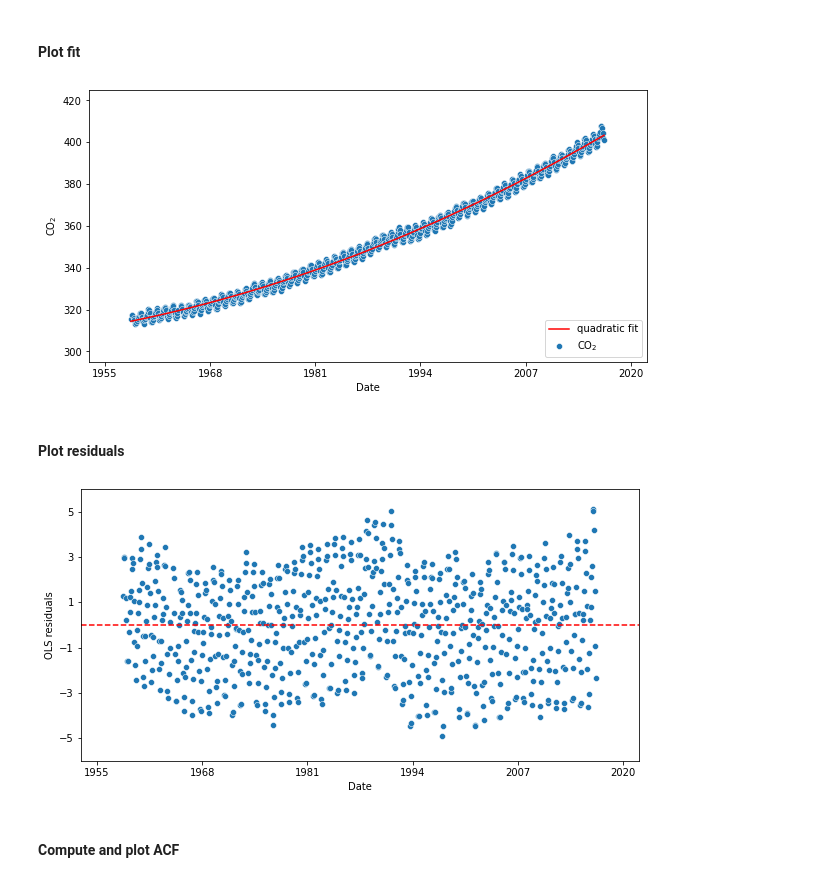
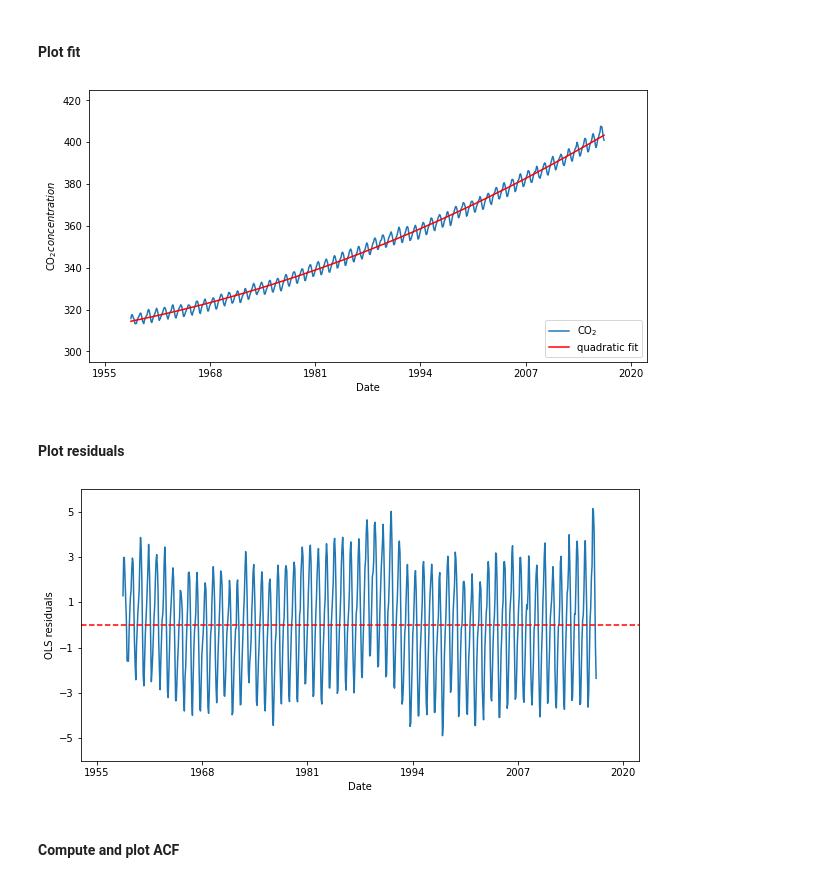
Before and after one commit to pipeton8/6.439-stats-comp-applications, a Jupyter notebook: Assignments/3 - Economics/6.439 - Problem Set 3.ipynb, the cells around one changed output. Saved outputs shown, nothing was run; the diff lists cells and outputs as text; code cells hidden in the pictures.

```diff
--- a/Assignments/3 - Economics/6.439 - Problem Set 3.ipynb
+++ b/Assignments/3 - Economics/6.439 - Problem Set 3.ipynb
@@ -324,7 +324,7 @@ fig, ax = plt.subplots()
 fig.set_size_inches(10,5)
 
 # Draw scatterplot and fit
-sns.scatterplot(data=co2_data, x='date', y='co2', label=r'CO$_2$', ax=ax)
+sns.lineplot(data=co2_data, x='date', y='co2', label=r'CO$_2$', ax=ax)
 sns.lineplot(data=co2_data, x='date', y='co2_pred_b', label='quadratic fit', color = 'red', ax=ax)
 
 # Set xticks
@@ -340,7 +340,7 @@ ax.set_ylim([yticks[0]-offset[1], yticks[-1]+offset[1]])
 
 # Set xlabel and ylabel
 plt.xlabel("Date")
-plt.ylabel(r"CO$_2$")
+plt.ylabel(r"CO$_2 concentration$")
 
 # Set legend location
 plt.legend(loc='lower right')
@@ -348,40 +348,40 @@ plt.legend(loc='lower right')
 # Show figure
 fig.show()
 # %% [output]
-[figure, old version]
+[figure, new version]
 # %% [markdown]
 #### Plot residuals
 # %%
 # Axis offsets
 offset = (2, 1)
 
 # Initialize figure
 fig, ax = plt.subplots()
 fig.set_size_inches(10,5)
 
 # Draw scatterplot and fit
-sns.scatterplot(data=co2_data, x='date', y='res_b', ax=ax)
+sns.lineplot(data=co2_data, x='date', y='res_b', ax=ax)
 l = plt.axhline(linestyle='--', color = 'red')
 
 # Set xticks
 xticks = [f'{1955+13*k:d}' for k in range(6)]
 date_ticks, x_lims = obtain_dates_and_lims(xticks, offset[0])
 plt.xticks(pd.to_datetime(xticks), xticks)
 ax.set_xlim(x_lims)
 
 # Set yticks
 yticks = [-5 + 2*k for k in range(6)]
 plt.yticks(yticks)
 ax.set_ylim(yticks[0] - offset[1], yticks[-1] + offset[1])
 
 # Set xlabel and ylabel
 plt.xlabel("Date")
 plt.ylabel("OLS residuals")
 
 # Show figure
 fig.show()
 # %% [output]
-[figure, old version]
+[figure, new version]
 # %% [markdown]
 #### Compute and plot ACF
 # %%
```
Also changed, not shown: parts of 18 cells of this notebook.
